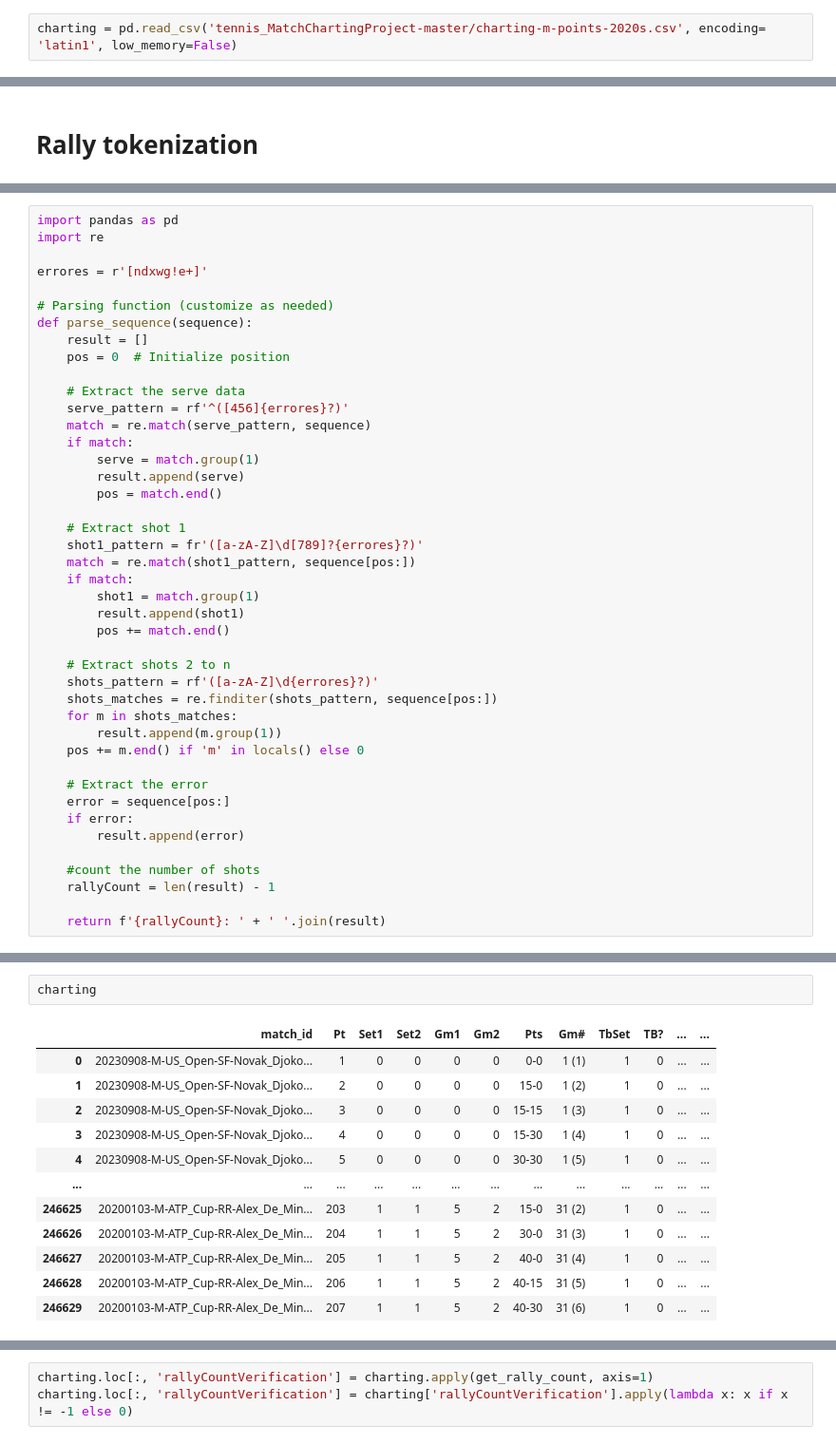
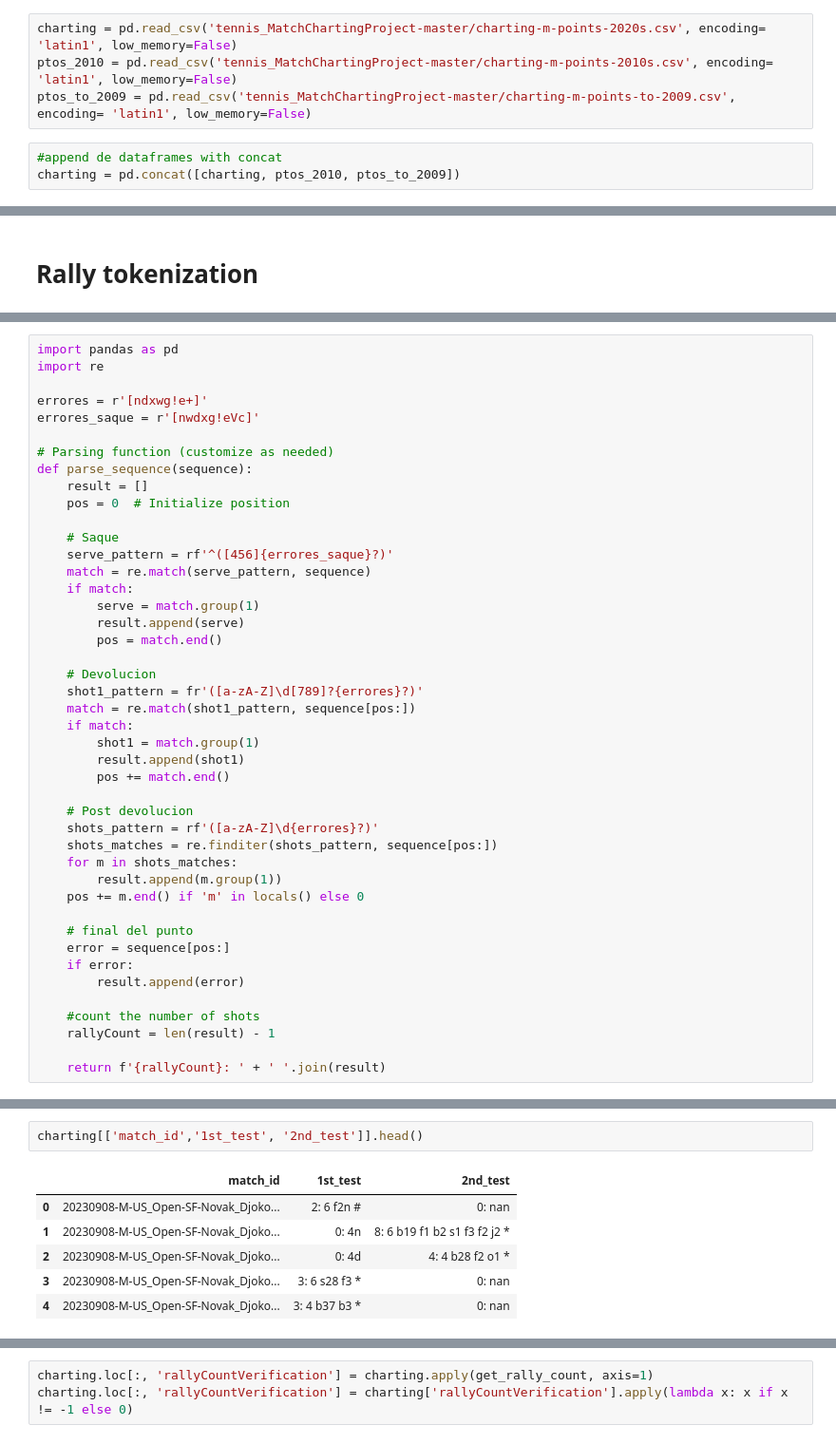
Before and after one commit to adelgado24/TP_final, a Jupyter notebook: tenis/main.ipynb, the cells around one changed output, grey strips where cells are left out. Shown at 95% size. Cells and saved outputs as stored; diff of their text form.

```diff
--- a/tenis/main.ipynb
+++ b/tenis/main.ipynb
@@ -27,5 +37,10 @@ Cantidad de partidos unicos: 254
 # %%
 charting = pd.read_csv('tennis_MatchChartingProject-master/charting-m-points-2020s.csv', encoding= 'latin1', low_memory=False)
+ptos_2010 = pd.read_csv('tennis_MatchChartingProject-master/charting-m-points-2010s.csv', encoding= 'latin1', low_memory=False)
+ptos_to_2009 = pd.read_csv('tennis_MatchChartingProject-master/charting-m-points-to-2009.csv', encoding= 'latin1', low_memory=False)
+# %%
+#append de dataframes with concat
+charting = pd.concat([charting, ptos_2010, ptos_to_2009])
 # %%
 charting['rallyCount'] = pd.to_numeric(charting['rallyCount'], errors='coerce')
 charting['rallyCount'].mean()
@@ -50,21 +73,22 @@ import pandas as pd
 import re
 
 errores = r'[ndxwg!e+]'
+errores_saque = r'[nwdxg!eVc]'
 
 # Parsing function (customize as needed)
 def parse_sequence(sequence):
     result = []
     pos = 0  # Initialize position
 
-    # Extract the serve data
-    serve_pattern = rf'^([456]{errores}?)'
+    # Saque
+    serve_pattern = rf'^([456]{errores_saque}?)'
     match = re.match(serve_pattern, sequence)
     if match:
         serve = match.group(1)
         result.append(serve)
         pos = match.end()
 
-    # Extract shot 1
+    # Devolucion
     shot1_pattern = fr'([a-zA-Z]\d[789]?{errores}?)'
     match = re.match(shot1_pattern, sequence[pos:])
     if match:
@@ -72,14 +96,14 @@ def parse_sequence(sequence):
         result.append(shot1)
         pos += match.end()
 
-    # Extract shots 2 to n
+    # Post devolucion
     shots_pattern = rf'([a-zA-Z]\d{errores}?)'
     shots_matches = re.finditer(shots_pattern, sequence[pos:])
     for m in shots_matches:
         result.append(m.group(1))
     pos += m.end() if 'm' in locals() else 0
 
-    # Extract the error
+    # final del punto
     error = sequence[pos:]
     if error:
         result.append(error)
@@ -94,17 +119,11 @@ charting['1st_test'] = charting['1st'].apply(parse_sequence)
 charting['2nd'] = charting['2nd'].astype(str)
 charting['2nd_test'] = charting['2nd'].apply(parse_sequence)
 # %%
-charting
+charting[['match_id','1st_test', '2nd_test']].head()
 # %% [output]
-|  | match_id | Pt | Set1 | Set2 | Gm1 | Gm2 | Pts | Gm# | TbSet | TB? | ... | ... |
-| 0 | 20230908-M-US_Open-SF-Novak_Djoko... | 1 | 0 | 0 | 0 | 0 | 0-0 | 1 (1) | 1 | 0 | ... | ... |
-| 1 | 20230908-M-US_Open-SF-Novak_Djoko... | 2 | 0 | 0 | 0 | 0 | 15-0 | 1 (2) | 1 | 0 | ... | ... |
-| 2 | 20230908-M-US_Open-SF-Novak_Djoko... | 3 | 0 | 0 | 0 | 0 | 15-15 | 1 (3) | 1 | 0 | ... | ... |
-| 3 | 20230908-M-US_Open-SF-Novak_Djoko... | 4 | 0 | 0 | 0 | 0 | 15-30 | 1 (4) | 1 | 0 | ... | ... |
-| 4 | 20230908-M-US_Open-SF-Novak_Djoko... | 5 | 0 | 0 | 0 | 0 | 30-30 | 1 (5) | 1 | 0 | ... | ... |
-| ... | ... | ... | ... | ... | ... | ... | ... | ... | ... | ... | ... | ... |
-| 246625 | 20200103-M-ATP_Cup-RR-Alex_De_Min... | 203 | 1 | 1 | 5 | 2 | 15-0 | 31 (2) | 1 | 0 | ... | ... |
-| 246626 | 20200103-M-ATP_Cup-RR-Alex_De_Min... | 204 | 1 | 1 | 5 | 2 | 30-0 | 31 (3) | 1 | 0 | ... | ... |
-| 246627 | 20200103-M-ATP_Cup-RR-Alex_De_Min... | 205 | 1 | 1 | 5 | 2 | 40-0 | 31 (4) | 1 | 0 | ... | ... |
-| 246628 | 20200103-M-ATP_Cup-RR-Alex_De_Min... | 206 | 1 | 1 | 5 | 2 | 40-15 | 31 (5) | 1 | 0 | ... | ... |
-| 246629 | 20200103-M-ATP_Cup-RR-Alex_De_Min... | 207 | 1 | 1 | 5 | 2 | 40-30 | 31 (6) | 1 | 0 | ... | ... |
+|  | match_id | 1st_test | 2nd_test |
+| 0 | 20230908-M-US_Open-SF-Novak_Djoko... | 2: 6 f2n # | 0: nan |
+| 1 | 20230908-M-US_Open-SF-Novak_Djoko... | 0: 4n | 8: 6 b19 f1 b2 s1 f3 f2 j2 * |
+| 2 | 20230908-M-US_Open-SF-Novak_Djoko... | 0: 4d | 4: 4 b28 f2 o1 * |
+| 3 | 20230908-M-US_Open-SF-Novak_Djoko... | 3: 6 s28 f3 * | 0: nan |
+| 4 | 20230908-M-US_Open-SF-Novak_Djoko... | 3: 4 b37 b3 * | 0: nan |
```
Also changed, not shown: parts of 37 cells of this notebook, 25 other files.
